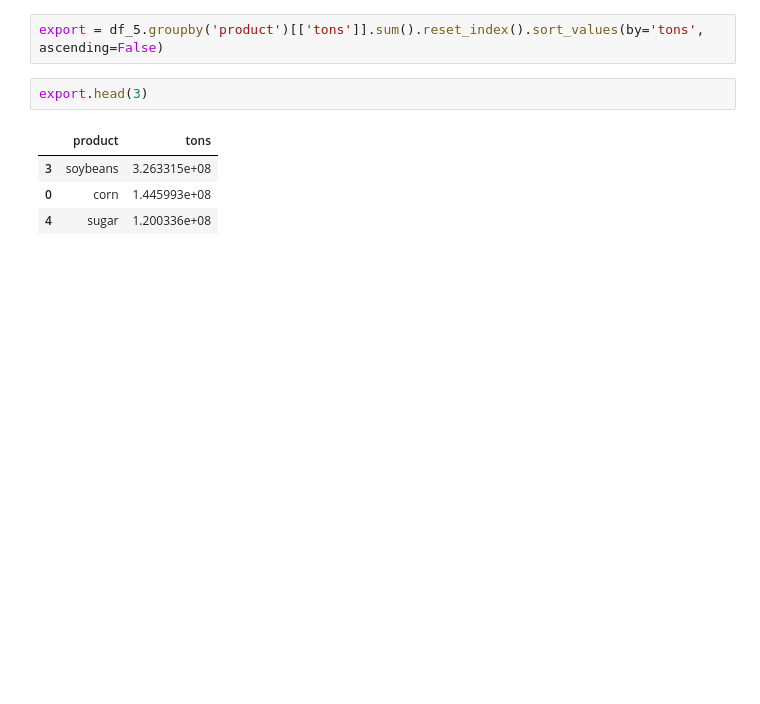
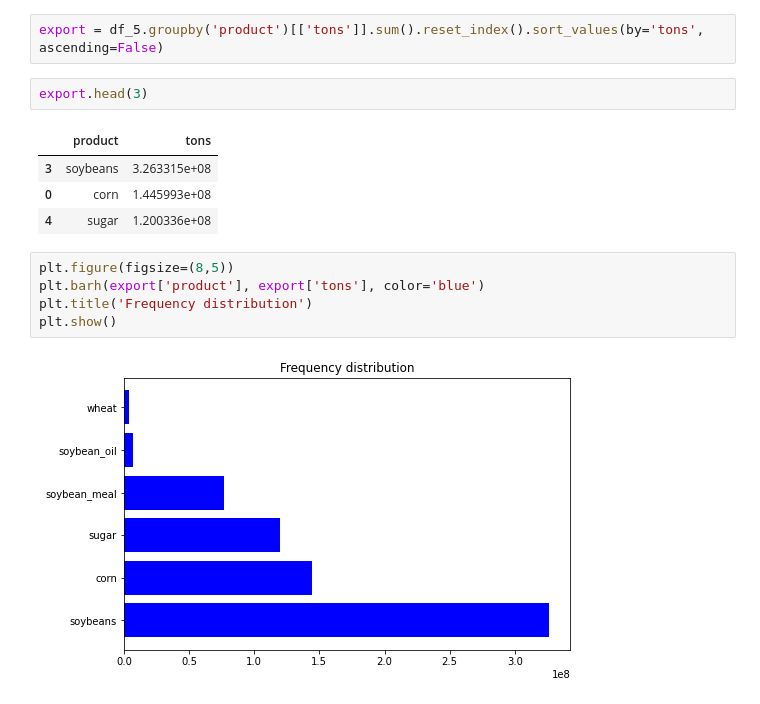
Before and after one commit to yguenka/4intelligence-Case, a Jupyter notebook: Data Analysis Skill Test.ipynb, the cells around one changed output. Drawn from its saved outputs; the diff is of its cells as text; blank space fills up the shorter version.

```diff
--- a/Data Analysis Skill Test.ipynb
+++ b/Data Analysis Skill Test.ipynb
@@ -490,3 +490,10 @@ export.head(3)
 | 3 | soybeans | 3.263315e+08 |
 | 0 | corn | 1.445993e+08 |
 | 4 | sugar | 1.200336e+08 |
+# %%
+plt.figure(figsize=(8,5))
+plt.barh(export['product'], export['tons'], color='blue')
+plt.title('Frequency distribution')
+plt.show()
+# %% [output]
+[figure, added]
```
Also changed, not shown: parts of 7 cells of this notebook, 4 other files.
